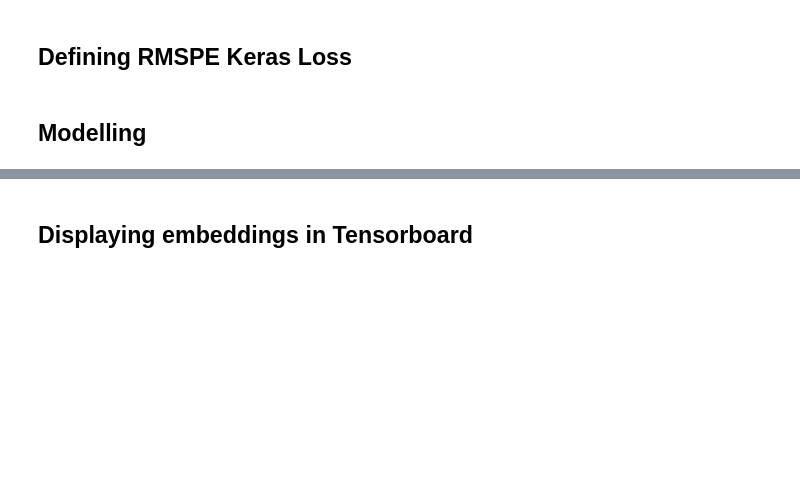
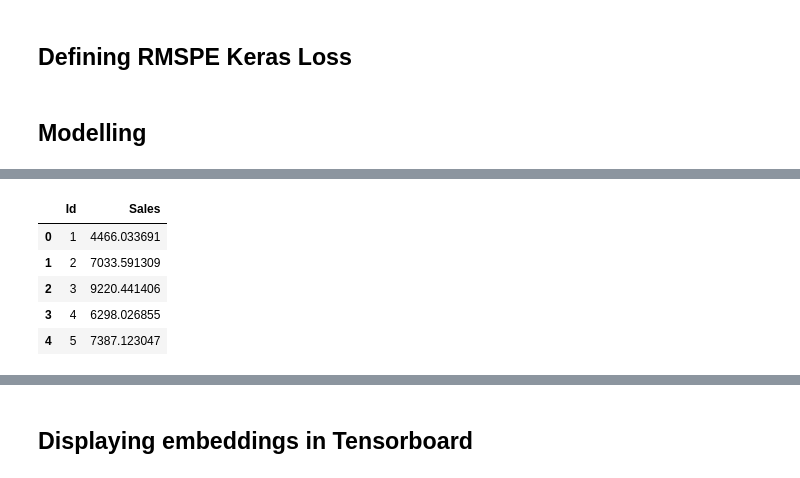
Before and after one commit to airisdata/Rossmann, a Jupyter notebook: rossman_v2.ipynb, the cells around one changed output, grey strips where cells are left out. Cells and saved outputs as stored; diff of their text form; code cells hidden in the pictures; blank space fills up the shorter version.

Commit message:
Updating notebooksafter first kaggle submit.

```diff
--- a/rossman_v2.ipynb
+++ b/rossman_v2.ipynb
@@ -760,0 +743,5 @@ Epoch 00005: val_loss improved from 0.13287 to 0.13266, saving model to /media/2
+# %%
+cat_map_test = cat_preproc(joined_test)
+contin_map_test = contin_preproc(joined_test)
+# %%
+map_test = split_cols(cat_map_test) + [contin_map_test]
@@ -760,0 +752,4 @@ Epoch 00005: val_loss improved from 0.13287 to 0.13266, saving model to /media/2
+# %%
+model.load_weights(f"{file_save_path}saved_model_backup_0.08630")
+# %%
+test_preds=model.predict(map_test)
@@ -760,0 +766,11 @@ Epoch 00005: val_loss improved from 0.13287 to 0.13266, saving model to /media/2
+# %%
+preds_submit= pd.DataFrame(joined_test["Id"])
+preds_submit["Sales"]=test_preds
+preds_submit.head()
+# %% [output]
+|  | Id | Sales |
+| 0 | 1 | 4466.033691 |
+| 1 | 2 | 7033.591309 |
+| 2 | 3 | 9220.441406 |
+| 3 | 4 | 6298.026855 |
+| 4 | 5 | 7387.123047 |
```
Also changed, not shown: parts of 27 cells of this notebook.
